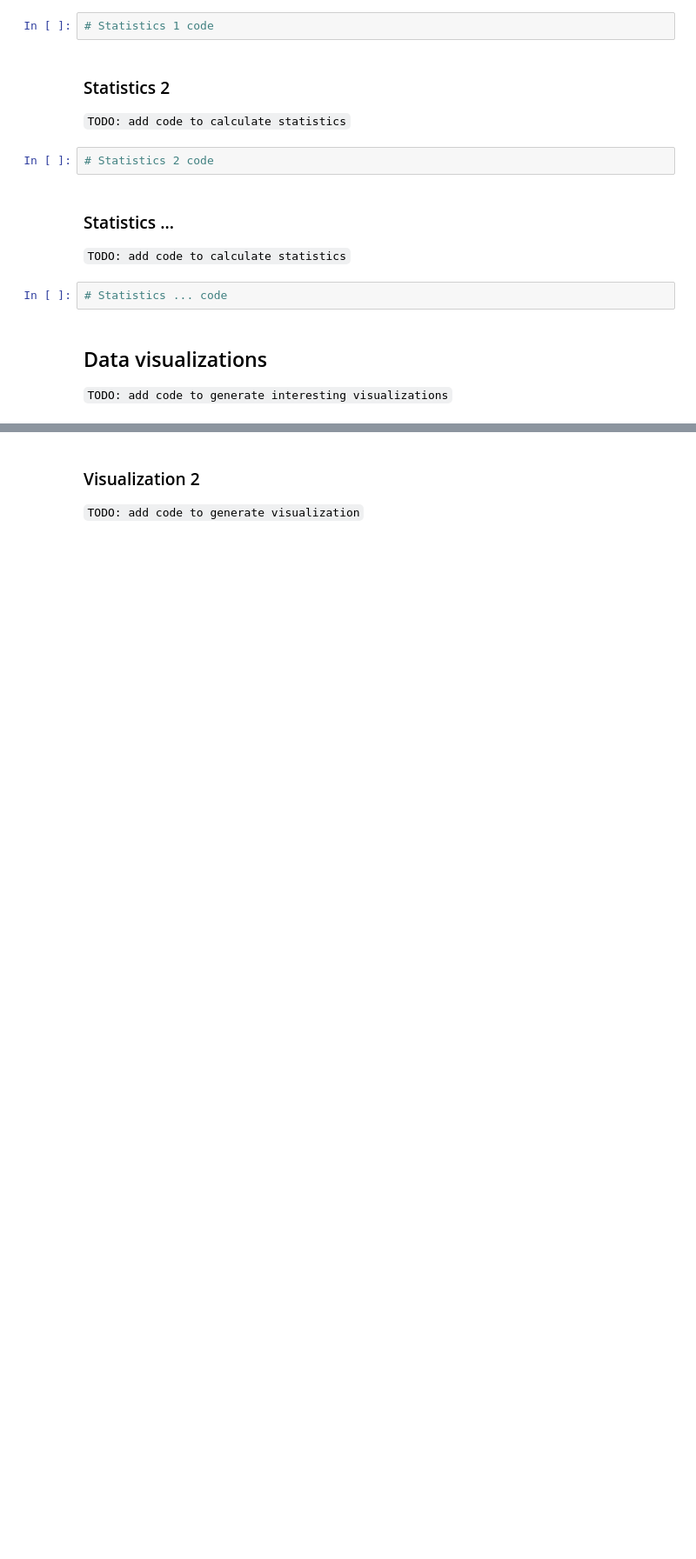
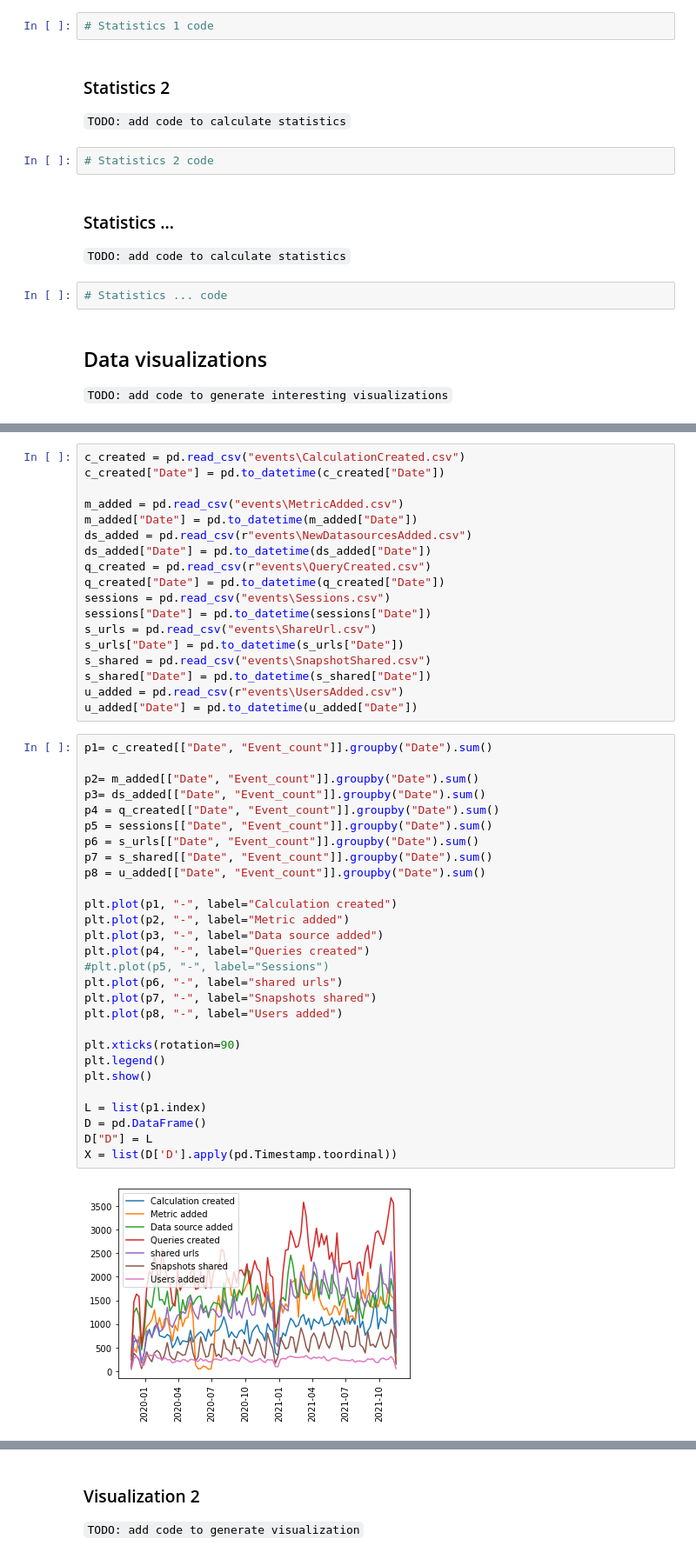
Before and after one commit to ZaloznikV/Project-2-ZaloznikV, a Jupyter notebook: data_exploration.ipynb, the cells around one changed output, grey strips where cells are left out. Shown at 87% size. Cells and saved outputs as stored; diff of their text form; blank space fills up the shorter version.

Commit message:
Added first plot and its R file.

```diff
--- a/data_exploration.ipynb
+++ b/data_exploration.ipynb
@@ -54,0 +114,48 @@ Your main task is to provide insights into the data to the reader through text,
+# %%
+c_created = pd.read_csv("events\CalculationCreated.csv")
+c_created["Date"] = pd.to_datetime(c_created["Date"])
+
+m_added = pd.read_csv("events\MetricAdded.csv")
+m_added["Date"] = pd.to_datetime(m_added["Date"])
+ds_added = pd.read_csv(r"events\NewDatasourcesAdded.csv")
+ds_added["Date"] = pd.to_datetime(ds_added["Date"])
+q_created = pd.read_csv(r"events\QueryCreated.csv")
+q_created["Date"] = pd.to_datetime(q_created["Date"])
+sessions = pd.read_csv("events\Sessions.csv")
+sessions["Date"] = pd.to_datetime(sessions["Date"])
+s_urls = pd.read_csv("events\ShareUrl.csv")
+s_urls["Date"] = pd.to_datetime(s_urls["Date"])
+s_shared = pd.read_csv("events\SnapshotShared.csv")
+s_shared["Date"] = pd.to_datetime(s_shared["Date"])
+u_added = pd.read_csv(r"events\UsersAdded.csv")
+u_added["Date"] = pd.to_datetime(u_added["Date"])
+# %%
+p1= c_created[["Date", "Event_count"]].groupby("Date").sum()
+
+p2= m_added[["Date", "Event_count"]].groupby("Date").sum()
+p3= ds_added[["Date", "Event_count"]].groupby("Date").sum()
+p4 = q_created[["Date", "Event_count"]].groupby("Date").sum()
+p5 = sessions[["Date", "Event_count"]].groupby("Date").sum()
+p6 = s_urls[["Date", "Event_count"]].groupby("Date").sum()
+p7 = s_shared[["Date", "Event_count"]].groupby("Date").sum()
+p8 = u_added[["Date", "Event_count"]].groupby("Date").sum()
+
+plt.plot(p1, "-", label="Calculation created")
+plt.plot(p2, "-", label="Metric added")
+plt.plot(p3, "-", label="Data source added")
+plt.plot(p4, "-", label="Queries created")
+#plt.plot(p5, "-", label="Sessions")
+plt.plot(p6, "-", label="shared urls")
+plt.plot(p7, "-", label="Snapshots shared")
+plt.plot(p8, "-", label="Users added")
+
+plt.xticks(rotation=90)
+plt.legend()
+plt.show()
+
+L = list(p1.index)
+D = pd.DataFrame()
+D["D"] = L
+X = list(D['D'].apply(pd.Timestamp.toordinal))
+# %% [output]
+[figure, added]
```
Also changed, not shown: parts of 17 cells of this notebook, 5 other files.
